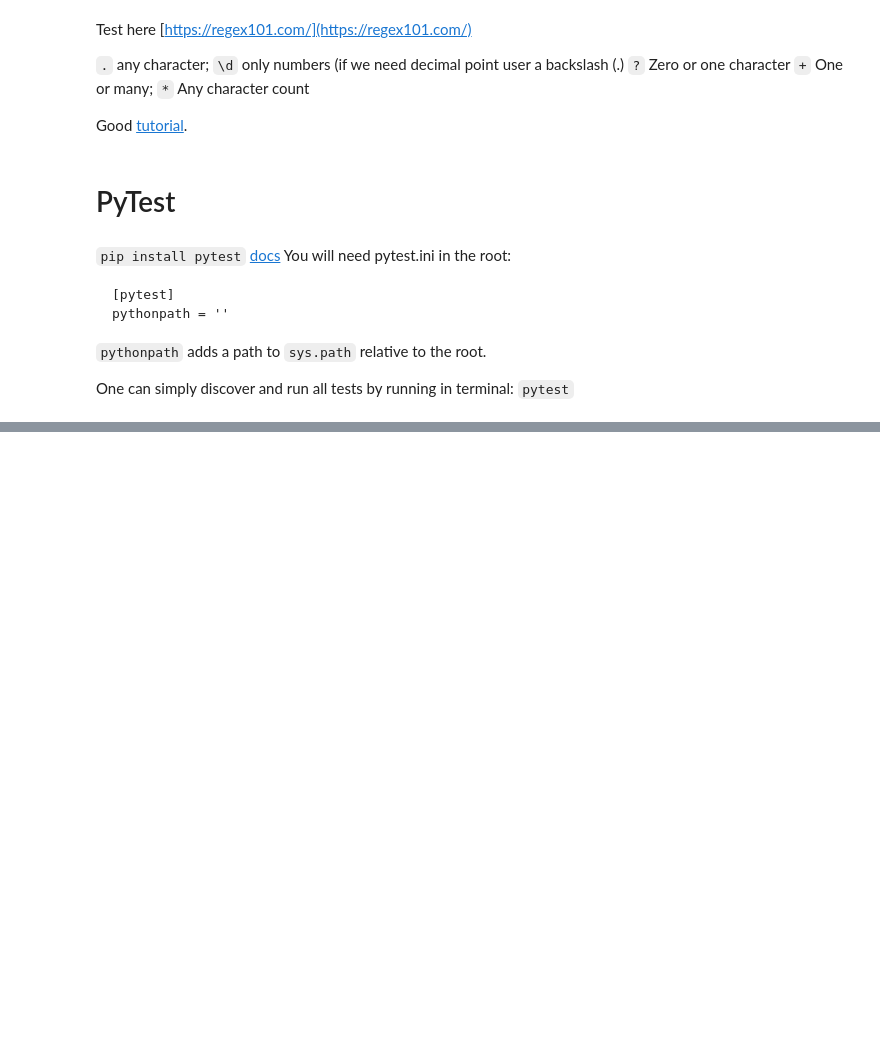
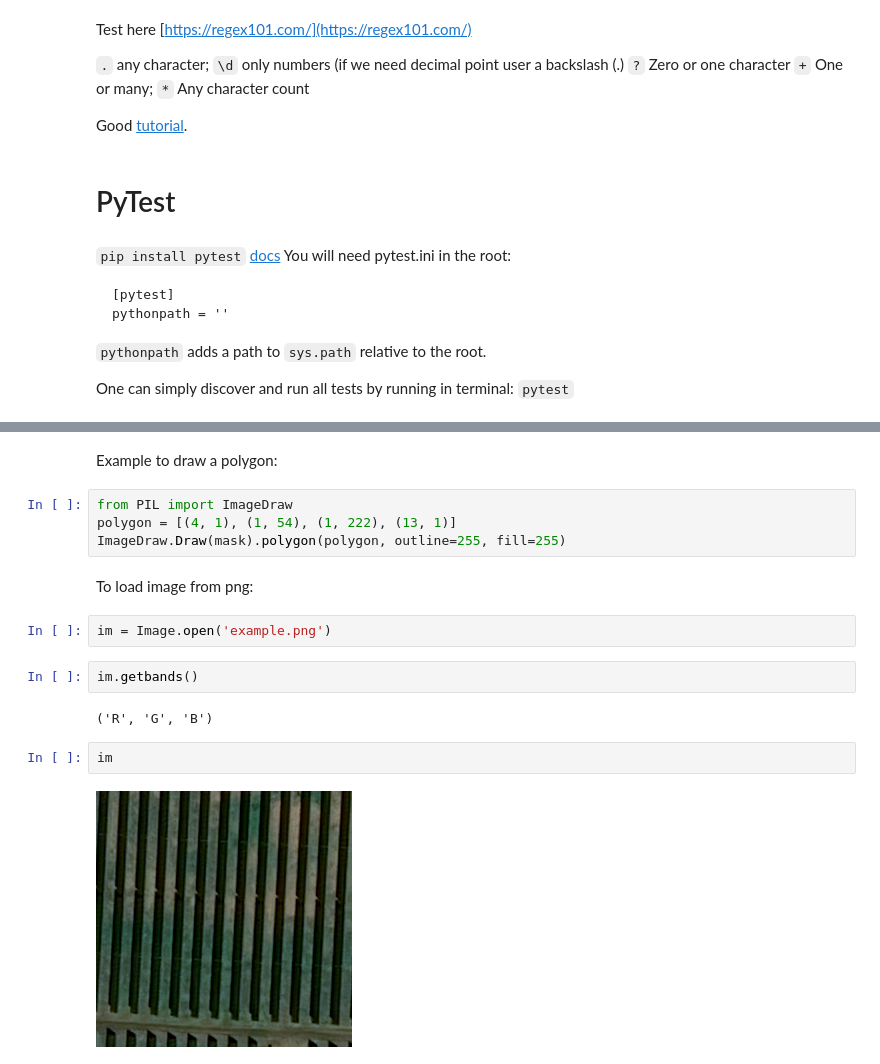
Before and after one commit to nesaboz/utils, a Jupyter notebook: random.ipynb, the cells around one changed output, grey strips where cells are left out. Saved outputs shown, nothing was run; the diff lists cells and outputs as text; blank space fills up the shorter version.

```diff
--- a/random.ipynb
+++ b/random.ipynb
@@ -209,0 +228,18 @@ One can simply discover and run all tests by running in terminal:
+# %% [markdown]
+Example to draw a polygon:
+# %%
+from PIL import ImageDraw
+polygon = [(4, 1), (1, 54), (1, 222), (13, 1)]
+ImageDraw.Draw(mask).polygon(polygon, outline=255, fill=255)
+# %% [markdown]
+To load image from png:
+# %%
+im = Image.open('example.png')
+# %%
+im.getbands()
+# %% [output]
+('R', 'G', 'B')
+# %%
+im
+# %% [output]
+[figure, added]
```
Also changed, not shown: parts of 11 cells of this notebook, 1 other file.
